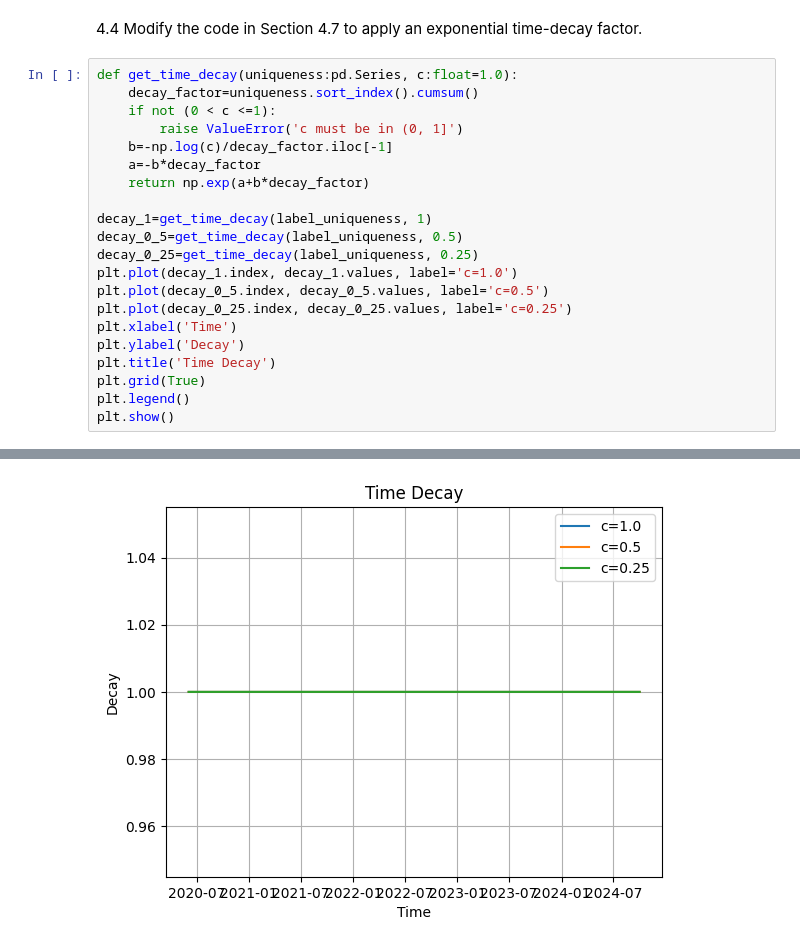
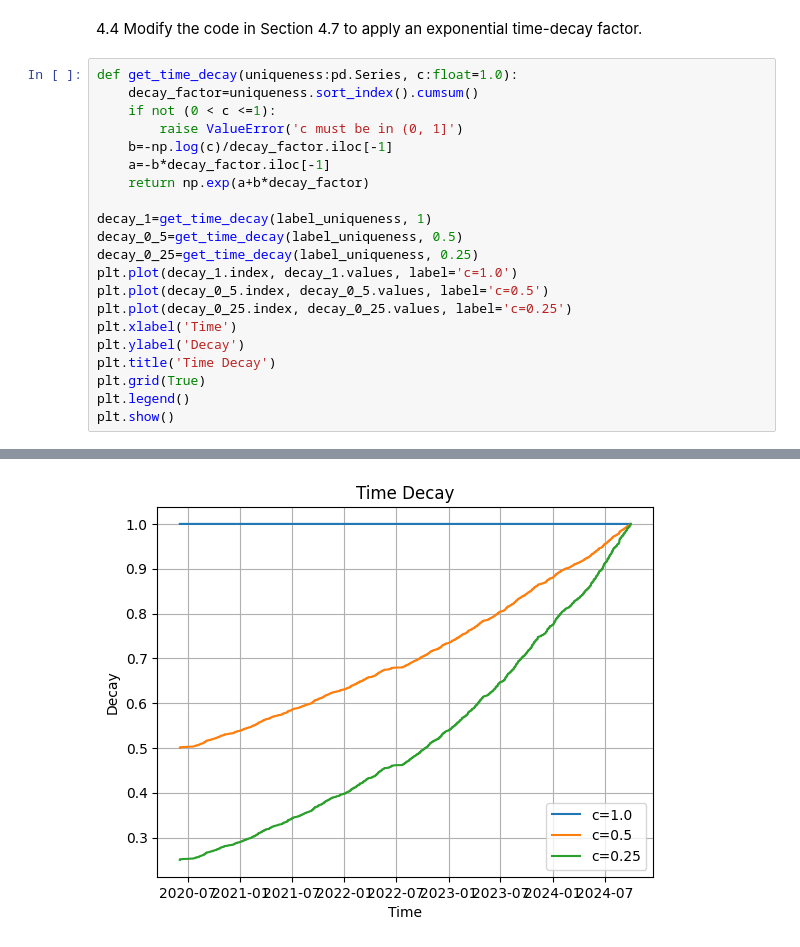
Before and after one commit to Green-grape/AFML, a Jupyter notebook: chapter4/excercise.ipynb, the cells around one changed output, grey strips where cells are left out. Cells and saved outputs as stored; diff of their text form.

```diff
--- a/chapter4/excercise.ipynb
+++ b/chapter4/excercise.ipynb
@@ -278,7 +278,7 @@ def get_time_decay(uniqueness:pd.Series, c:float=1.0):
     if not (0 < c <=1):
         raise ValueError('c must be in (0, 1]')
     b=-np.log(c)/decay_factor.iloc[-1]
-    a=-b*decay_factor
+    a=-b*decay_factor.iloc[-1]
     return np.exp(a+b*decay_factor)
 
 decay_1=get_time_decay(label_uniqueness, 1)
@@ -314 +297 @@ Length: 391436, dtype: float64
-[figure, old version]
+[figure, new version]
```
Also changed, not shown: parts of 1 cell of this notebook.
